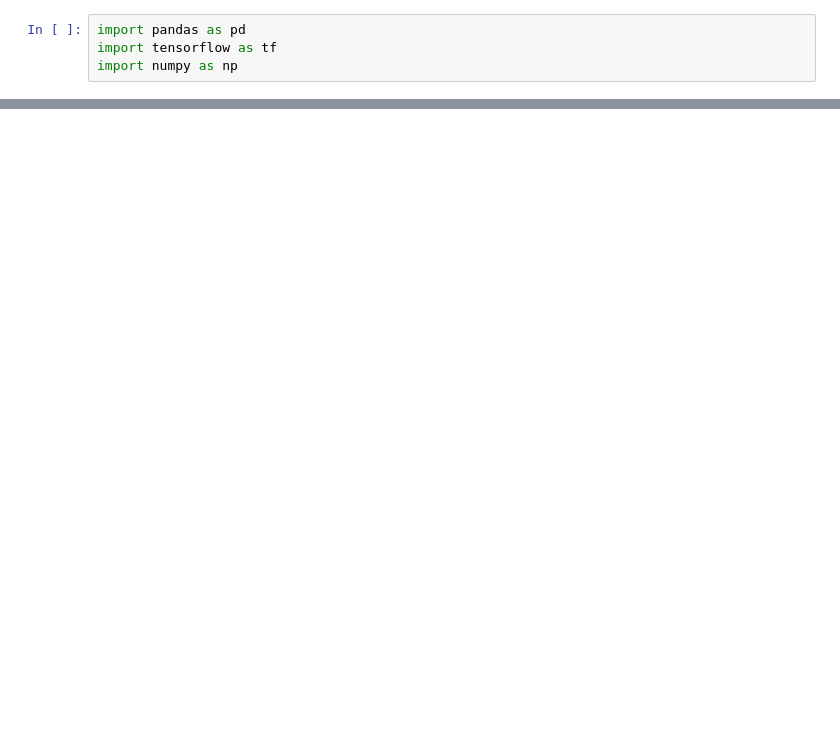
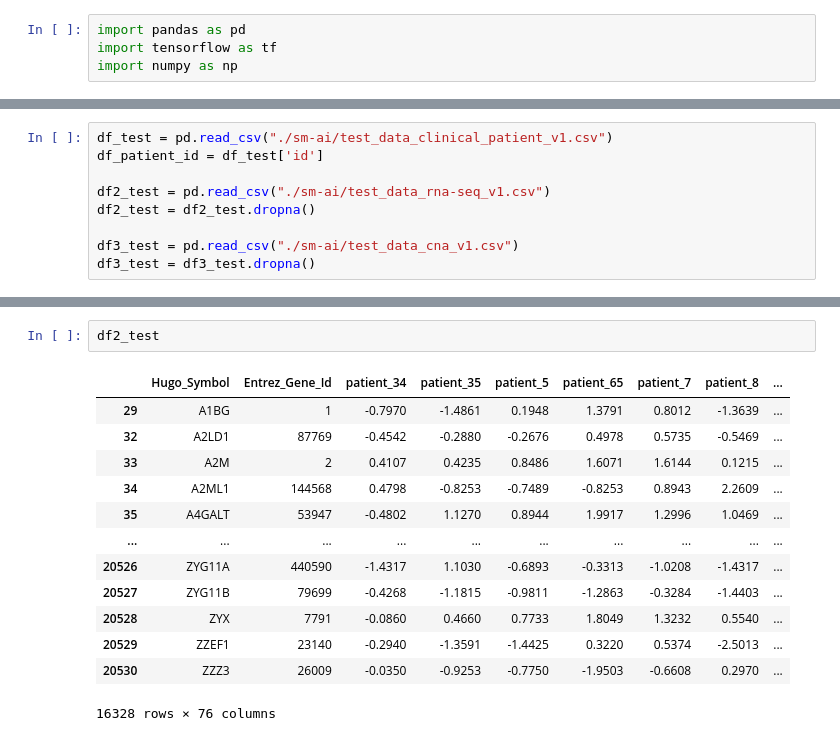
Before and after one commit to brightdragom/AI-project, a Jupyter notebook: lastproject.ipynb, the cells around one changed output, grey strips where cells are left out. Saved outputs shown, nothing was run; the diff lists cells and outputs as text; blank space fills up the shorter version.

```diff
--- a/lastproject.ipynb
+++ b/lastproject.ipynb
@@ -175,0 +317,9 @@ print("테스트 세트 정확도: {:.3f}".format(gbrt.score(test_x, test_y)))
+# %%
+df_test = pd.read_csv("./sm-ai/test_data_clinical_patient_v1.csv")
+df_patient_id = df_test['id']
+
+df2_test = pd.read_csv("./sm-ai/test_data_rna-seq_v1.csv")
+df2_test = df2_test.dropna()
+
+df3_test = pd.read_csv("./sm-ai/test_data_cna_v1.csv")
+df3_test = df3_test.dropna()
@@ -175,0 +346,16 @@ print("테스트 세트 정확도: {:.3f}".format(gbrt.score(test_x, test_y)))
+# %%
+df2_test
+# %% [output]
+|  | Hugo_Symbol | Entrez_Gene_Id | patient_34 | patient_35 | patient_5 | patient_65 | patient_7 | patient_8 | ... |
+| 29 | A1BG | 1 | -0.7970 | -1.4861 | 0.1948 | 1.3791 | 0.8012 | -1.3639 | ... |
+| 32 | A2LD1 | 87769 | -0.4542 | -0.2880 | -0.2676 | 0.4978 | 0.5735 | -0.5469 | ... |
+| 33 | A2M | 2 | 0.4107 | 0.4235 | 0.8486 | 1.6071 | 1.6144 | 0.1215 | ... |
+| 34 | A2ML1 | 144568 | 0.4798 | -0.8253 | -0.7489 | -0.8253 | 0.8943 | 2.2609 | ... |
+| 35 | A4GALT | 53947 | -0.4802 | 1.1270 | 0.8944 | 1.9917 | 1.2996 | 1.0469 | ... |
+| ... | ... | ... | ... | ... | ... | ... | ... | ... | ... |
+| 20526 | ZYG11A | 440590 | -1.4317 | 1.1030 | -0.6893 | -0.3313 | -1.0208 | -1.4317 | ... |
+| 20527 | ZYG11B | 79699 | -0.4268 | -1.1815 | -0.9811 | -1.2863 | -0.3284 | -1.4403 | ... |
+| 20528 | ZYX | 7791 | -0.0860 | 0.4660 | 0.7733 | 1.8049 | 1.3232 | 0.5540 | ... |
+| 20529 | ZZEF1 | 23140 | -0.2940 | -1.3591 | -1.4425 | 0.3220 | 0.5374 | -2.5013 | ... |
+| 20530 | ZZZ3 | 26009 | -0.0350 | -0.9253 | -0.7750 | -1.9503 | -0.6608 | 0.2970 | ... |
+16328 rows × 76 columns
```
Also changed, not shown: parts of 59 cells of this notebook.
